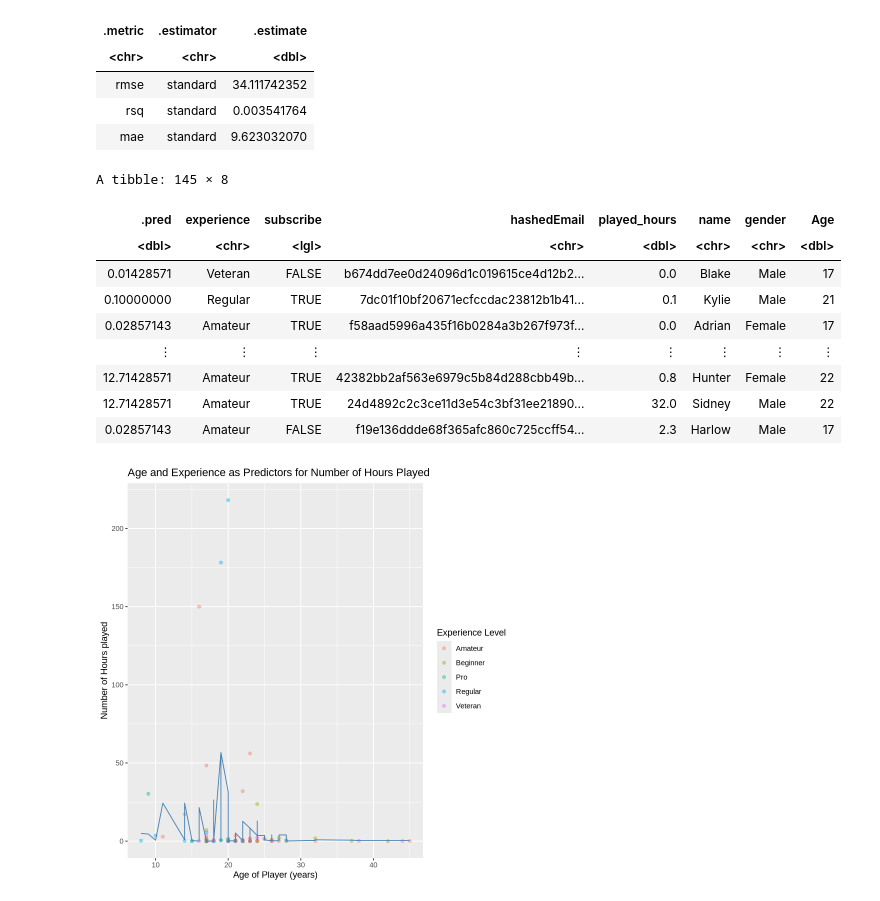
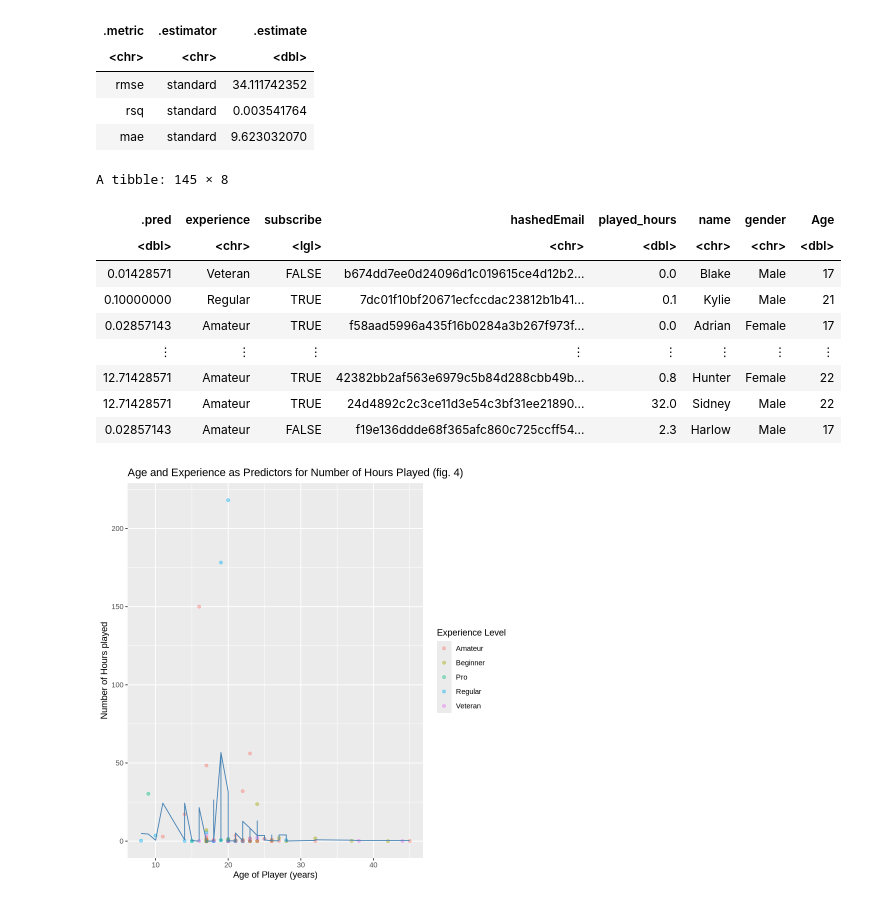
Before and after one commit to bruh309/dsciproject, a Jupyter notebook: Group Project.ipynb, the cells around one changed output. Saved outputs shown, nothing was run; the diff lists cells and outputs as text; code cells hidden in the pictures.

```diff
--- a/Group Project.ipynb
+++ b/Group Project.ipynb
@@ -311,24 +311,24 @@ A tibble: 3 × 3
 # %%
 options(repr.plot.width = 7, repr.plot.height = 7)
 
 player_preds <- predict(player_best_fit, player_training) |> bind_cols(player_training)
 player_preds
 
 player_plot <- ggplot(player_preds, aes(x = Age, y = played_hours, color = experience)) +
                  geom_point(alpha = 0.4) +
                  geom_line(data = player_preds, mapping = aes(x = Age, y = .pred), color = "steelblue") +
                  labs(x = "Age of Player (years)", y = "Number of Hours played", color = "Experience Level") +
-                 ggtitle("Age and Experience as Predictors for Number of Hours Played")
+                 ggtitle("Age and Experience as Predictors for Number of Hours Played (fig. 4)")
 player_plot
 # %% [output]
 A tibble: 145 × 8
 | .pred | experience | subscribe | hashedEmail | played_hours | name | gender | Age |
 | <dbl> | <chr> | <lgl> | <chr> | <dbl> | <chr> | <chr> | <dbl> |
 | 0.01428571 | Veteran | FALSE | b674dd7ee0d24096d1c019615ce4d12b2... | 0.0 | Blake | Male | 17 |
 | 0.10000000 | Regular | TRUE | 7dc01f10bf20671ecfccdac23812b1b41... | 0.1 | Kylie | Male | 21 |
 | 0.02857143 | Amateur | TRUE | f58aad5996a435f16b0284a3b267f973f... | 0.0 | Adrian | Female | 17 |
 | ⋮ | ⋮ | ⋮ | ⋮ | ⋮ | ⋮ | ⋮ | ⋮ |
 | 12.71428571 | Amateur | TRUE | 42382bb2af563e6979c5b84d288cbb49b... | 0.8 | Hunter | Female | 22 |
 | 12.71428571 | Amateur | TRUE | 24d4892c2c3ce11d3e54c3bf31ee21890... | 32.0 | Sidney | Male | 22 |
 | 0.02857143 | Amateur | FALSE | f19e136ddde68f365afc860c725ccff54... | 2.3 | Harlow | Male | 17 |
-[figure, old version]
+[figure, new version]
```
Also changed, not shown: parts of 2 cells of this notebook.
